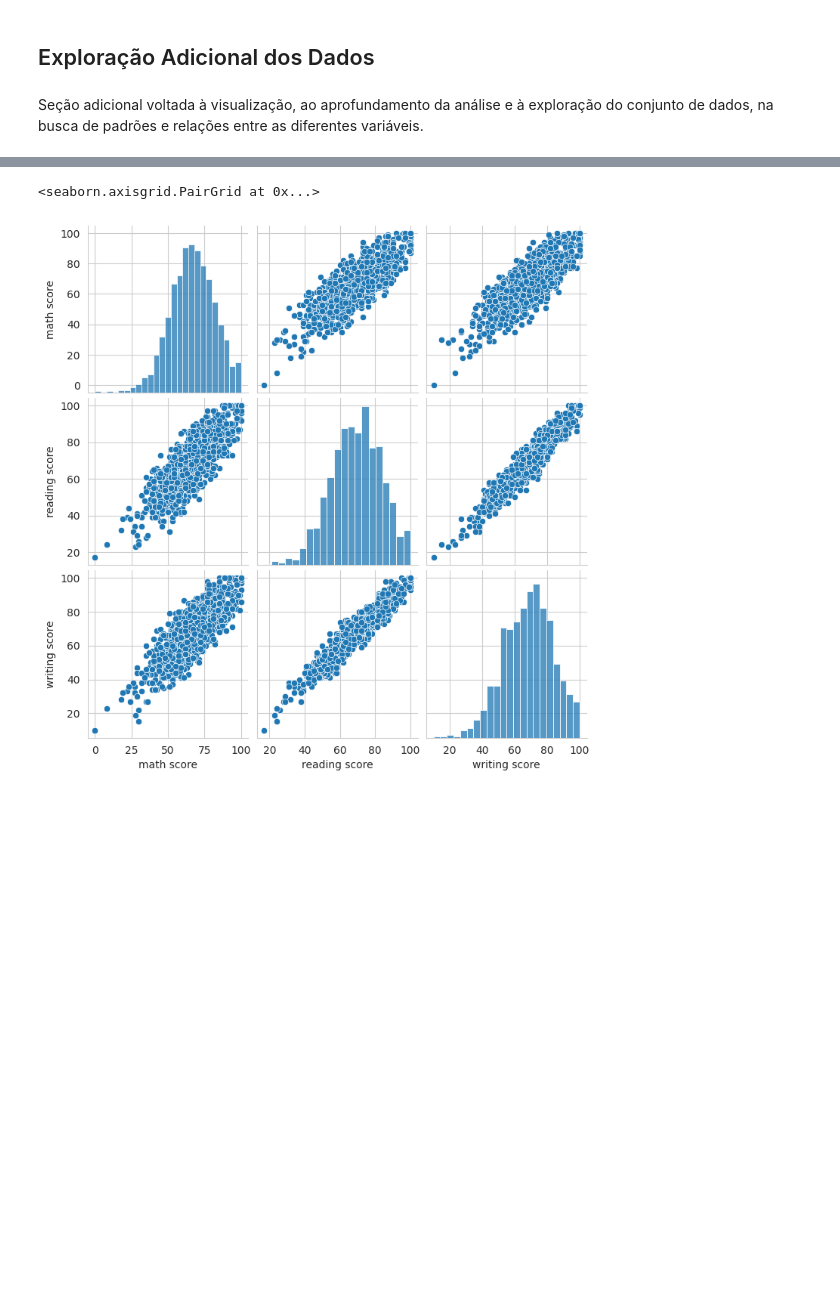
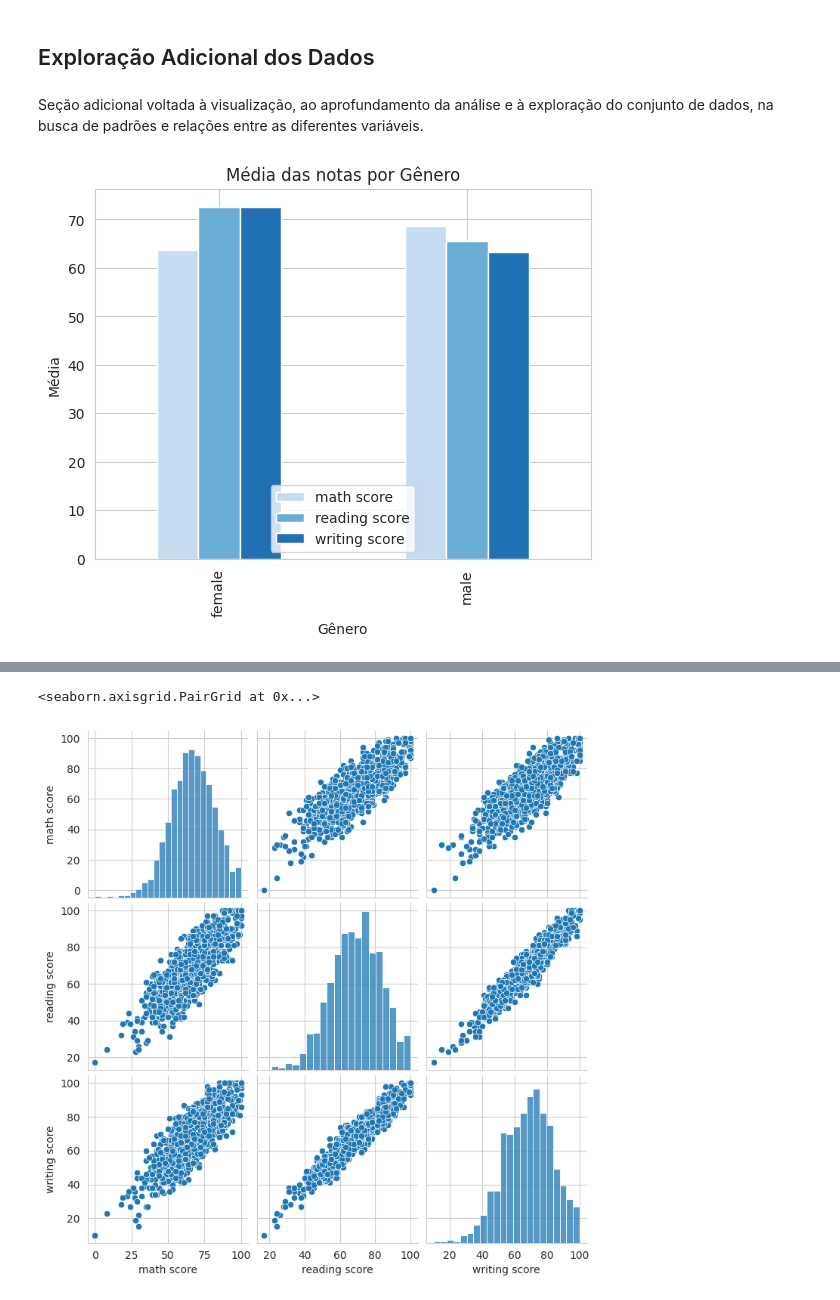
Before and after one commit to Vieiraligia/Data-Science-and-Analytics, a Jupyter notebook: MVP Analise de Dados e Boas Praticas/MVP_AnalisedeDadoseBoasPraticas.ipynb, the cells around one changed output, grey strips where cells are left out. Cells and saved outputs as stored; diff of their text form; code cells hidden in the pictures; blank space fills up the shorter version.

```diff
--- a/MVP Analise de Dados e Boas Praticas/MVP_AnalisedeDadoseBoasPraticas.ipynb
+++ b/MVP Analise de Dados e Boas Praticas/MVP_AnalisedeDadoseBoasPraticas.ipynb
@@ -343,3 +343,21 @@ Dessa forma, os dados apresentam boa qualidade inicial para as etapas de anális
 ## Exploração Adicional dos Dados
 # %% [markdown]
 Seção adicional voltada à visualização, ao aprofundamento da análise e à exploração do conjunto de dados, na busca de padrões e relações entre as diferentes variáveis.
+# %%
+# média de nota por sexo
+ # ajuda na hipotese 2
+
+
+cores = sns.color_palette("Blues", 3)
+
+df.groupby('gender')[['math score','reading score','writing score']]\
+  .mean()\
+  .plot(kind='bar', color=cores)
+
+plt.title('Média das notas por Gênero')
+plt.ylabel('Média')
+plt.xlabel('Gênero')
+
+plt.show()
+# %% [output]
+[figure, added]
```
Also changed, not shown: parts of 4 cells of this notebook.
